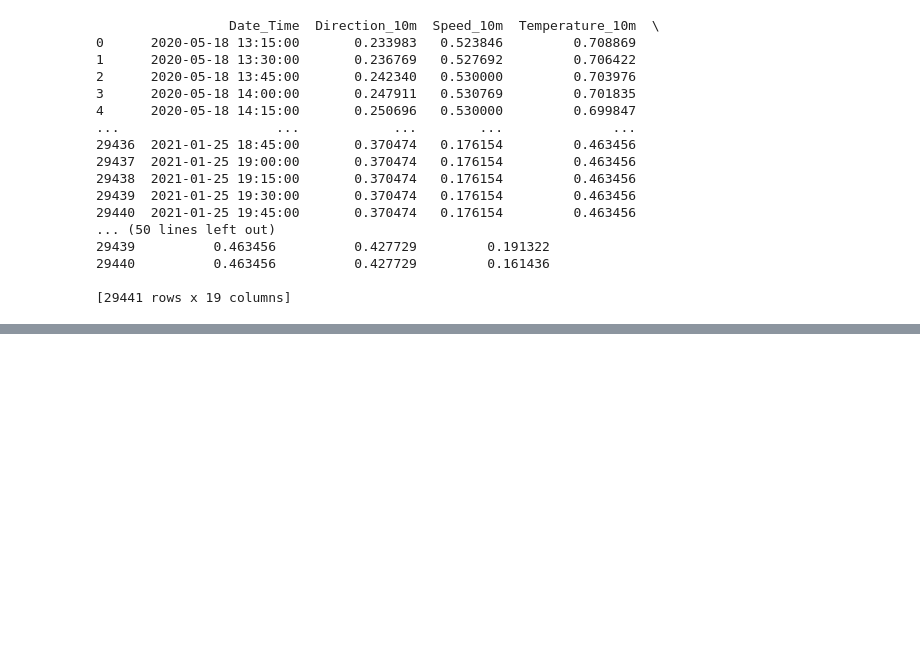
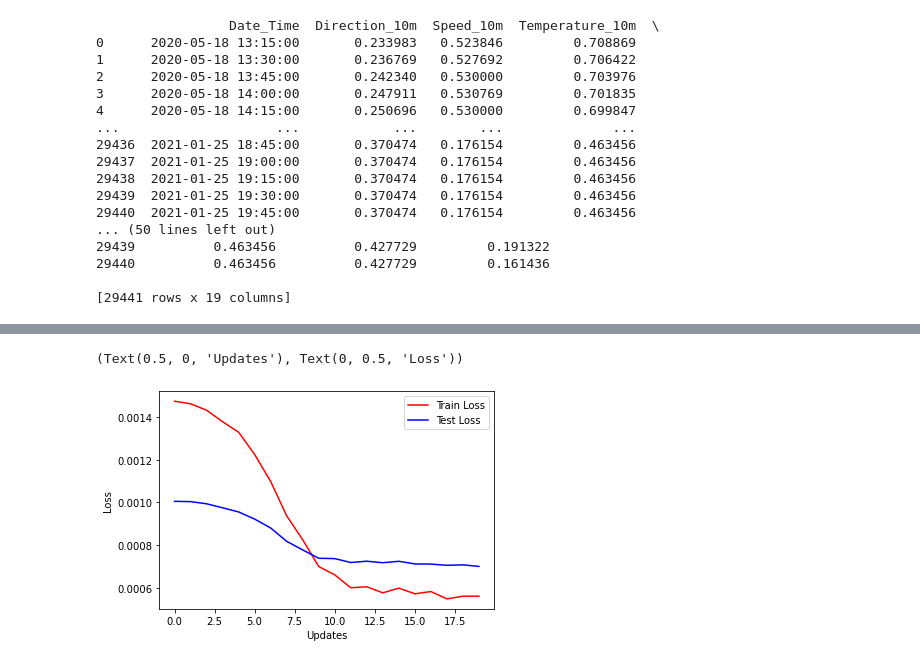
Before and after one commit to tamas-paulik/WindPower_Estimation, a Jupyter notebook: Network.ipynb, the cells around one changed output, grey strips where cells are left out. Saved outputs shown, nothing was run; the diff lists cells and outputs as text; code cells hidden in the pictures; blank space fills up the shorter version.

```diff
--- a/Network.ipynb
+++ b/Network.ipynb
@@ -113,12 +115,16 @@ class TimeSeriesDataSet(Dataset):
 # Definition of the FFNN architecture
 class Net(nn.Module):
 
-    def __init__(self, in_channels, out_channels, mid_channels=1, learn_bias=False ):
+    def __init__(self, in_channels, out_channels, mid_channels=10, learn_bias=False ):
         super(Net, self).__init__()
 
         self.ffn1 = nn.Linear(in_features =in_channels,
-                              out_features =out_channels,
+                              out_features =mid_channels,
                               bias = learn_bias)
+
+
+        self.batchnorm_1 = nn.BatchNorm1d(mid_channels)
+        self.dropout_1 = nn.Dropout(p=0.50, inplace=False)
 
         self.ffn2 = nn.Linear(in_features =mid_channels,
                               out_features =out_channels,
@@ -126,5 +132,14 @@ class Net(nn.Module):
 
     def forward(self, x):
 
-        x= ( self.ffn1(x))
+#         print( x.shape)
+#         x = np.concatenate(x, axis=1)
+#         x=self.ffn1(x)
+#         x=self.batchnorm_1( x)
+#         x=F.relu(x)
+#         x=self.ffn2(x)
+#         x=F.relu(x )
+
+        x=self.ffn1( x )
+        x=self.ffn2( x )
         return x
@@ -155,13 +162,13 @@ Running GPU.
 # %%
 # Network creation and paramter modification
 
-batch_size = 16
+batch_size = 96
 in_channels_setting = batch_size
 out_channels_setting = batch_size
+mid_channels_setting = 10
 
 
-
-net = Net(in_channels_setting, out_channels_setting )
+net = Net(in_channels_setting, out_channels_setting, mid_channels_setting)
 # if use_cuda:
 #     net.cuda()
 #     train1_dataset.cuda
@@ -169,7 +176,7 @@ net = Net(in_channels_setting, out_channels_setting )
 #     print('run on cuda')
 # print(net)
 
-
+# We can play with 0.0005 too
 LEARNING_RATE = 0.001
 criterion =  nn.MSELoss()
 optimizer = optim.Adam(net.parameters(), lr=LEARNING_RATE)
@@ -177,17 +184,13 @@ optimizer = optim.Adam(net.parameters(), lr=LEARNING_RATE)
 ### Training
 # %%
 ###### setting hyperparameters and gettings epoch sizes
-num_epochs = 2
+num_epochs = 20
 num_samples_train = len( train1_dataset )
 num_batches_train = (num_samples_train // batch_size )
 num_samples_valid = len( test1_dataset )
 num_batches_valid = (num_samples_valid // batch_size )
 
-# setting up lists for handling loss/accuracy
-train_acc, train_loss = [], []
-valid_acc, valid_loss = [], []
-test_acc, test_loss = [], []
-
+# setting up lists for handling loss
 losses_train_train = []
 Losses_train_valid = []
 Losses_test = []
@@ -205,6 +208,7 @@ for epoch in range(num_epochs):
         #print( f'{i} run')
         optimizer.zero_grad()
         x, y, z = train_loader.next()
+#         print( y.shape)
         output = net( y.float() )
 
 
@@ -227,7 +231,7 @@ for epoch in range(num_epochs):
         output = net( y.float() )
 
         batch_loss = criterion(output.float(), z.float())
-
+#         print(batch_loss)
         train_val_cur_loss += batch_loss.detach().numpy()
     Losses_train_valid.append(train_val_cur_loss / batch_size)
 
@@ -250,6 +270,10 @@ import matplotlib.pyplot as plt
 # %%
+import matplotlib.pyplot as plt
 plt.figure()
 plt.plot( Losses_train_valid, 'r', Losses_test, 'b') #, epoch, Losses_test, 'b')
-plt.legend(['Train Loss','Validation Loss'])
-plt.xlabel('Updates'), plt.ylabel('Acc')
+plt.legend(['Train Loss','Test Loss'])
+plt.xlabel('Updates'), plt.ylabel('Loss')
+# %% [output]
+(Text(0.5, 0, 'Updates'), Text(0, 0.5, 'Loss'))
+[figure, added]
 # %%
```
Also changed, not shown: parts of 7 cells of this notebook.
